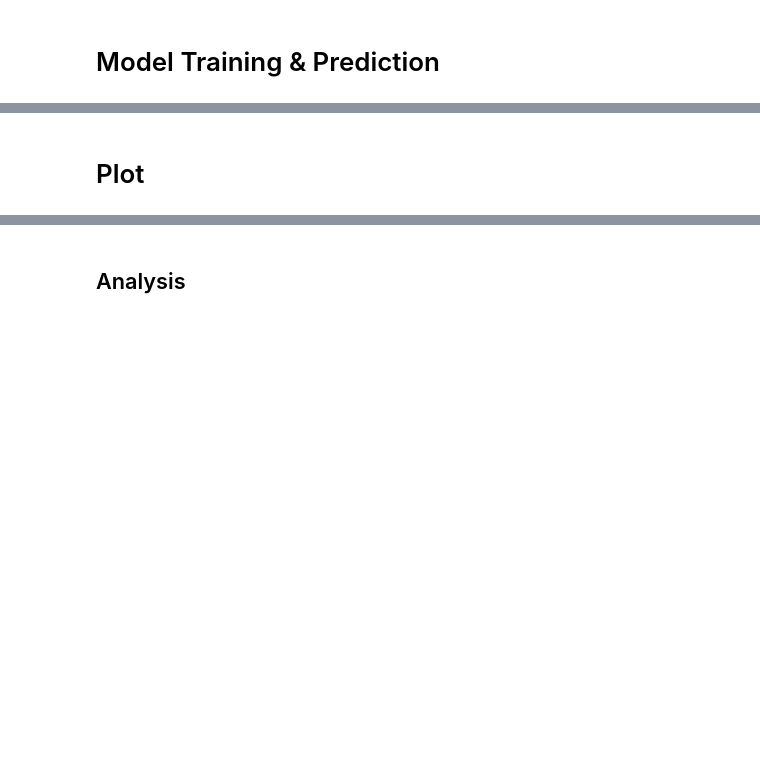
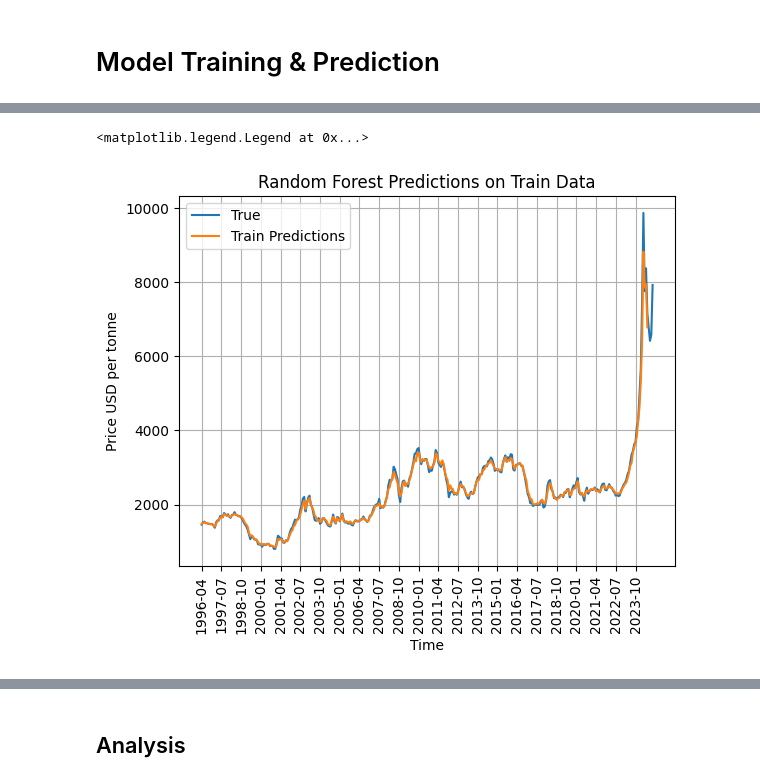
Before and after one commit to Soniazdp/CocoaPricePredictor, a Jupyter notebook: ML/walk_forward.ipynb, the cells around one changed output, grey strips where cells are left out. Drawn from its saved outputs; the diff is of its cells as text; code cells hidden in the pictures; blank space fills up the shorter version.

```diff
--- a/ML/walk_forward.ipynb
+++ b/ML/walk_forward.ipynb
@@ -119,2 +138,0 @@ metrics["Random Forest"] = {
-# %% [markdown]
-# Plot
@@ -122,5 +167,22 @@ metrics["Random Forest"] = {
 date_spacing = 15
 dates = original_df.loc[:, "year_month"][3:]
 dates = [dates.split("-")[0] + "-" + dates.split("-")[1] for dates in dates]
+# %%
+plt.plot(y.iloc[:, label_index], label="True")
+plt.plot(
+    range(len(rf_train_predictions)), rf_train_predictions, label="Train Predictions"
+)
+plt.xticks(
+    ticks=range(0, len(dates), date_spacing), labels=dates[::date_spacing], rotation=90
+)
+plt.grid()
+
+plt.title("Random Forest Predictions on Train Data")
+plt.xlabel("Time")
+plt.ylabel("Price USD per tonne")
+plt.legend()
+# %% [output]
+<matplotlib.legend.Legend at 0x...>
+[figure, added]
 # %%
 # overlay predictions
```
Also changed, not shown: parts of 27 cells of this notebook.
